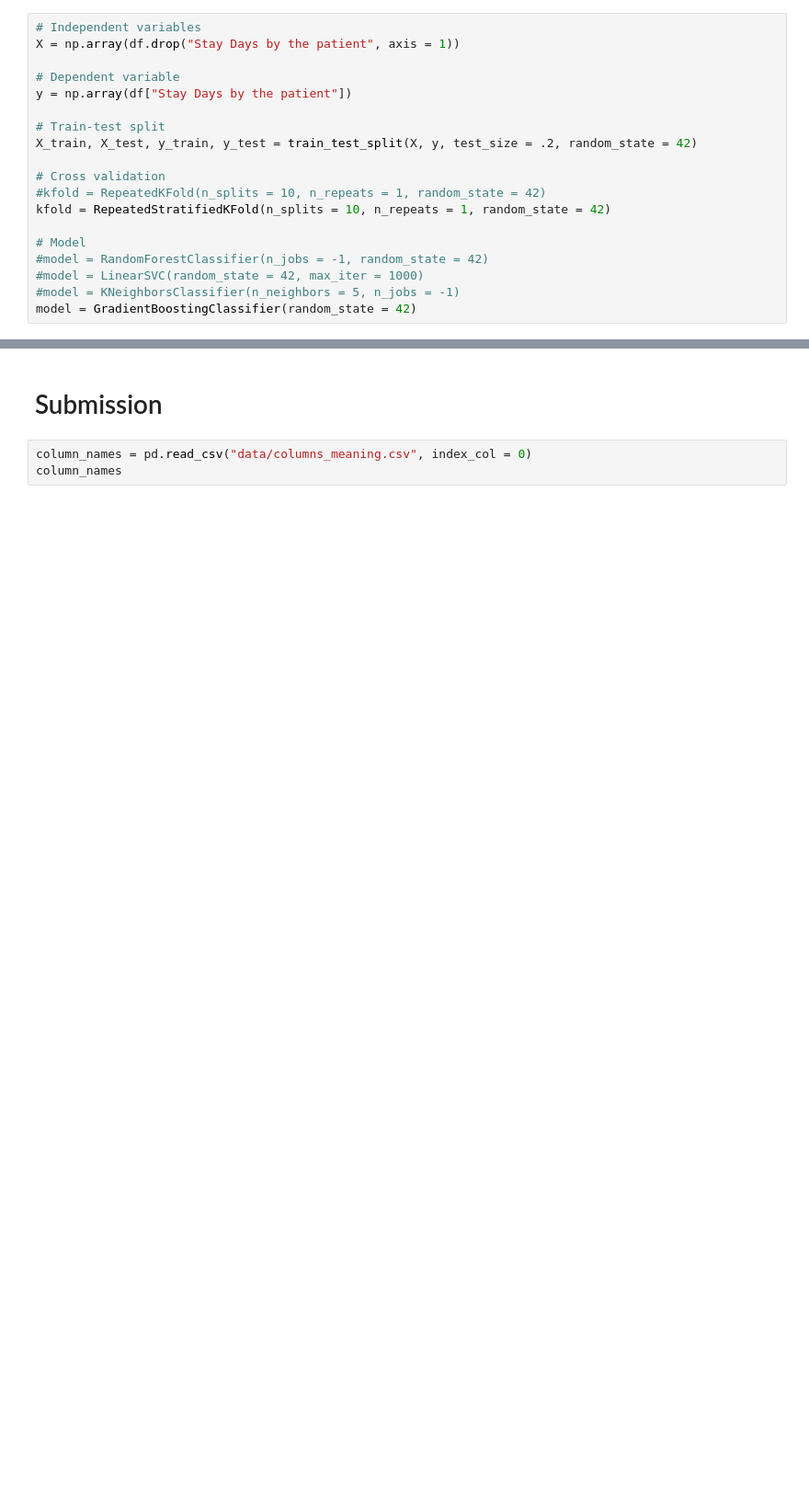
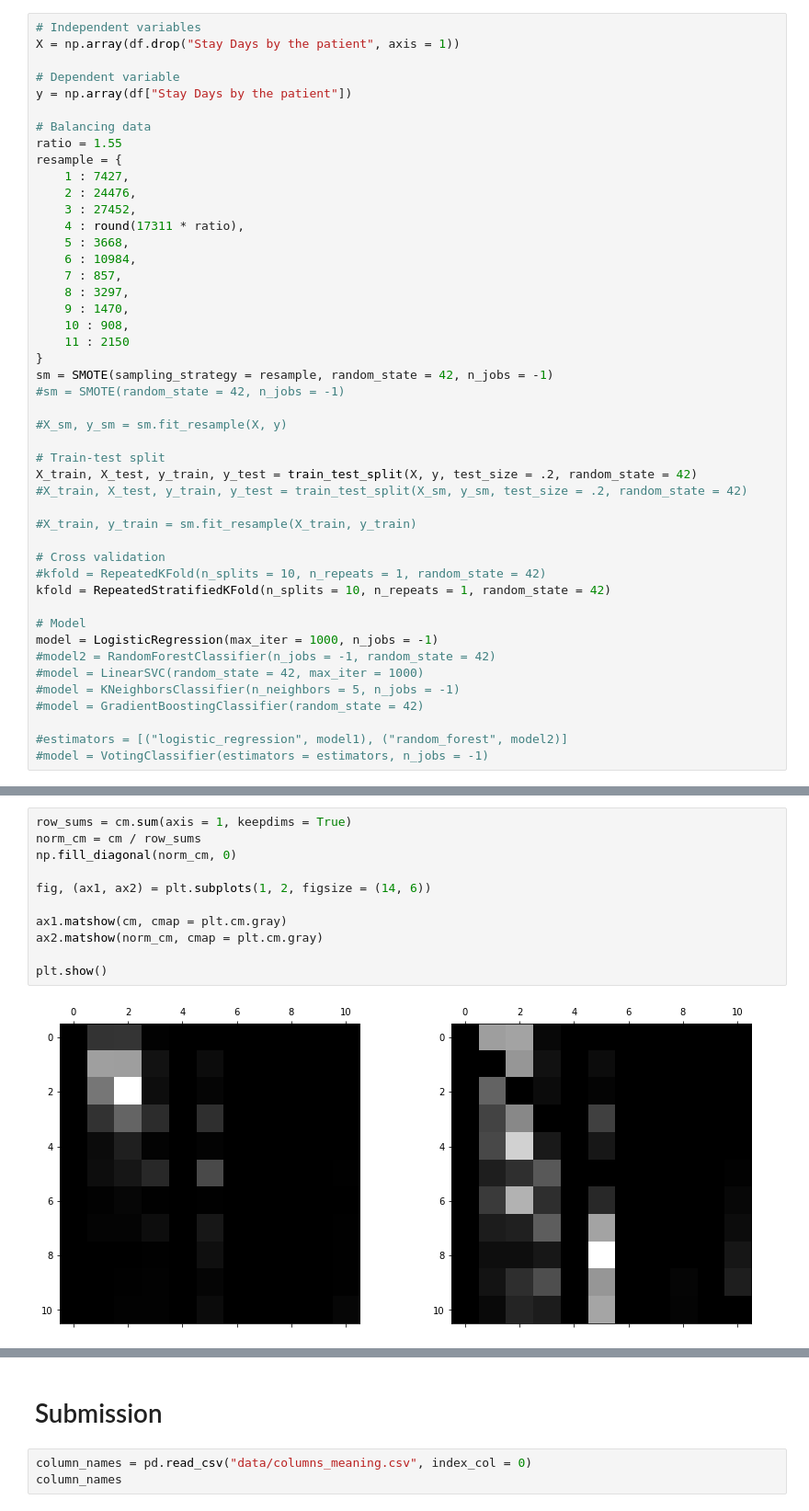
Before and after one commit to Jasc94/thebridge, a Jupyter notebook: week10_ML_competition_pca_kmeans/0_Kaggle_Hospitals/4_Model_Testing.ipynb, the cells around one changed output, grey strips where cells are left out. Shown at 92% size. Saved outputs shown, nothing was run; the diff lists cells and outputs as text; blank space fills up the shorter version.

```diff
--- a/week10_ML_competition_pca_kmeans/0_Kaggle_Hospitals/4_Model_Testing.ipynb
+++ b/week10_ML_competition_pca_kmeans/0_Kaggle_Hospitals/4_Model_Testing.ipynb
@@ -110,18 +169,45 @@ X = np.array(df.drop("Stay Days by the patient", axis = 1))
 # Dependent variable
 y = np.array(df["Stay Days by the patient"])
 
+# Balancing data
+ratio = 1.55
+resample = {
+    1 : 7427,
+    2 : 24476,
+    3 : 27452,
+    4 : round(17311 * ratio),
+    5 : 3668,
+    6 : 10984,
+    7 : 857,
+    8 : 3297,
+    9 : 1470,
+    10 : 908,
+    11 : 2150
+}
+sm = SMOTE(sampling_strategy = resample, random_state = 42, n_jobs = -1)
+#sm = SMOTE(random_state = 42, n_jobs = -1)
+
+#X_sm, y_sm = sm.fit_resample(X, y)
+
 # Train-test split
 X_train, X_test, y_train, y_test = train_test_split(X, y, test_size = .2, random_state = 42)
+#X_train, X_test, y_train, y_test = train_test_split(X_sm, y_sm, test_size = .2, random_state = 42)
+
+#X_train, y_train = sm.fit_resample(X_train, y_train)
 
 # Cross validation
 #kfold = RepeatedKFold(n_splits = 10, n_repeats = 1, random_state = 42)
 kfold = RepeatedStratifiedKFold(n_splits = 10, n_repeats = 1, random_state = 42)
 
 # Model
-#model = RandomForestClassifier(n_jobs = -1, random_state = 42)
+model = LogisticRegression(max_iter = 1000, n_jobs = -1)
+#model2 = RandomForestClassifier(n_jobs = -1, random_state = 42)
 #model = LinearSVC(random_state = 42, max_iter = 1000)
 #model = KNeighborsClassifier(n_neighbors = 5, n_jobs = -1)
-model = GradientBoostingClassifier(random_state = 42)
+#model = GradientBoostingClassifier(random_state = 42)
+
+#estimators = [("logistic_regression", model1), ("random_forest", model2)]
+#model = VotingClassifier(estimators = estimators, n_jobs = -1)
 # %%
 train_scores = []
 val_scores = []
@@ -251,0 +319,13 @@ plt.show()
+# %%
+row_sums = cm.sum(axis = 1, keepdims = True)
+norm_cm = cm / row_sums
+np.fill_diagonal(norm_cm, 0)
+
+fig, (ax1, ax2) = plt.subplots(1, 2, figsize = (14, 6))
+
+ax1.matshow(cm, cmap = plt.cm.gray)
+ax2.matshow(norm_cm, cmap = plt.cm.gray)
+
+plt.show()
+# %% [output]
+[figure, added]
```
Also changed, not shown: parts of 13 cells of this notebook, 11 other files.
